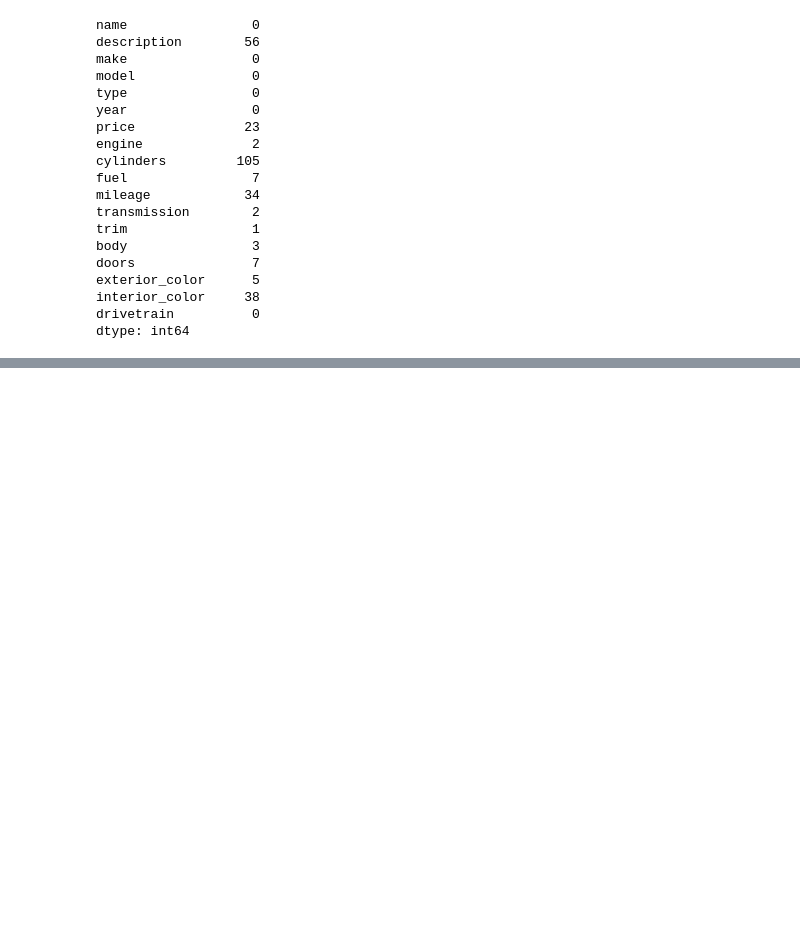
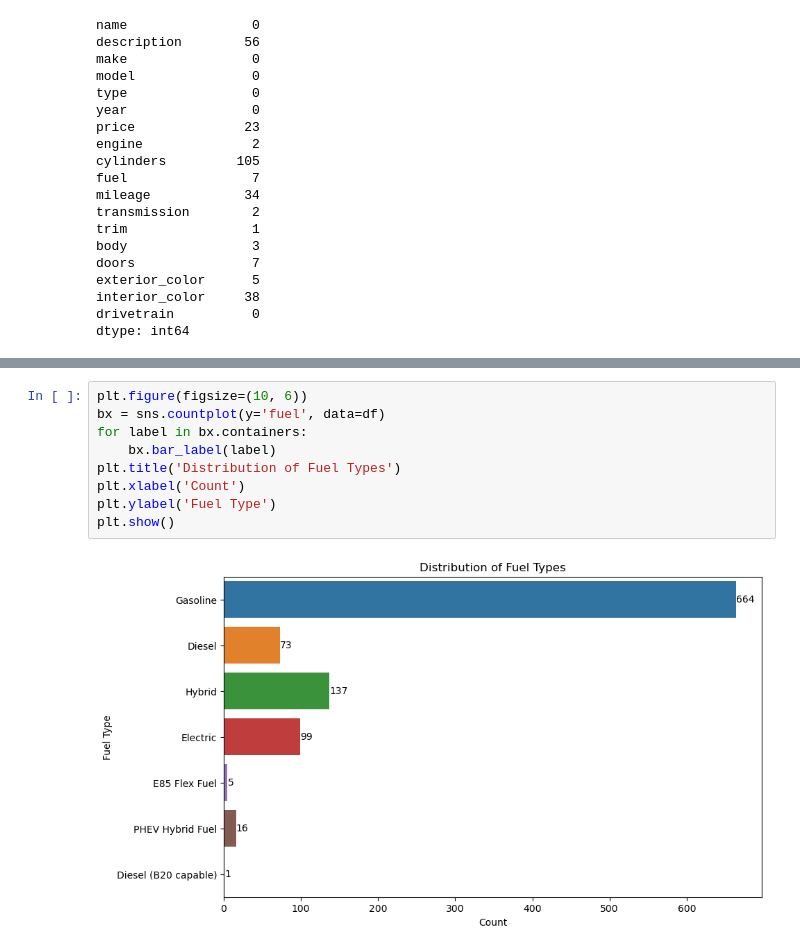
Before and after one commit to SGN1CA/PP-RottenTomatoes-BestHerosMovies, a Jupyter notebook: VehiclePrices-DataProcessing.ipynb, the cells around one changed output, grey strips where cells are left out. Drawn from its saved outputs; the diff is of its cells as text; blank space fills up the shorter version.

```diff
--- a/VehiclePrices-DataProcessing.ipynb
+++ b/VehiclePrices-DataProcessing.ipynb
@@ -91,0 +148,11 @@ dtype: int64
+# %%
+plt.figure(figsize=(10, 6))
+bx = sns.countplot(y='fuel', data=df)
+for label in bx.containers:
+    bx.bar_label(label)
+plt.title('Distribution of Fuel Types')
+plt.xlabel('Count')
+plt.ylabel('Fuel Type')
+plt.show()
+# %% [output]
+[figure, added]
```
Also changed, not shown: parts of 8 cells of this notebook.
